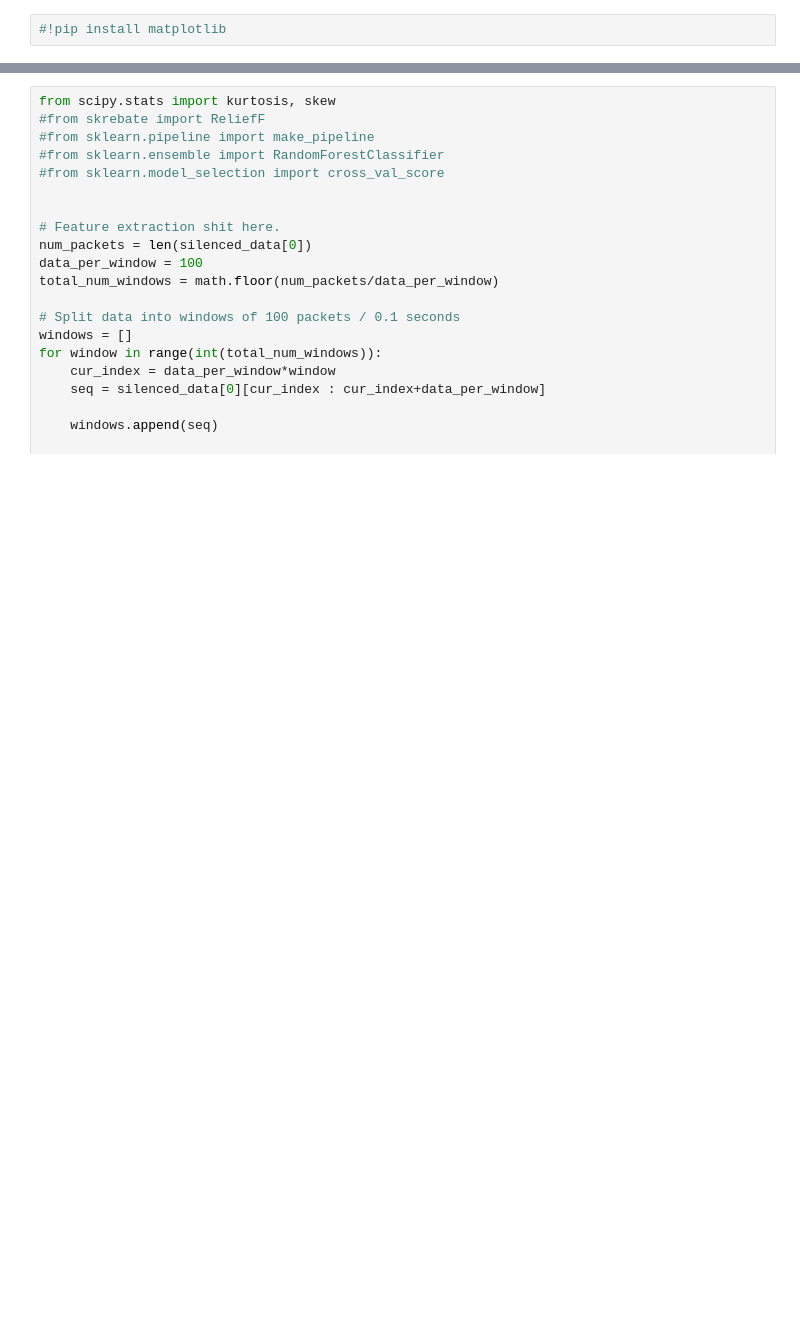
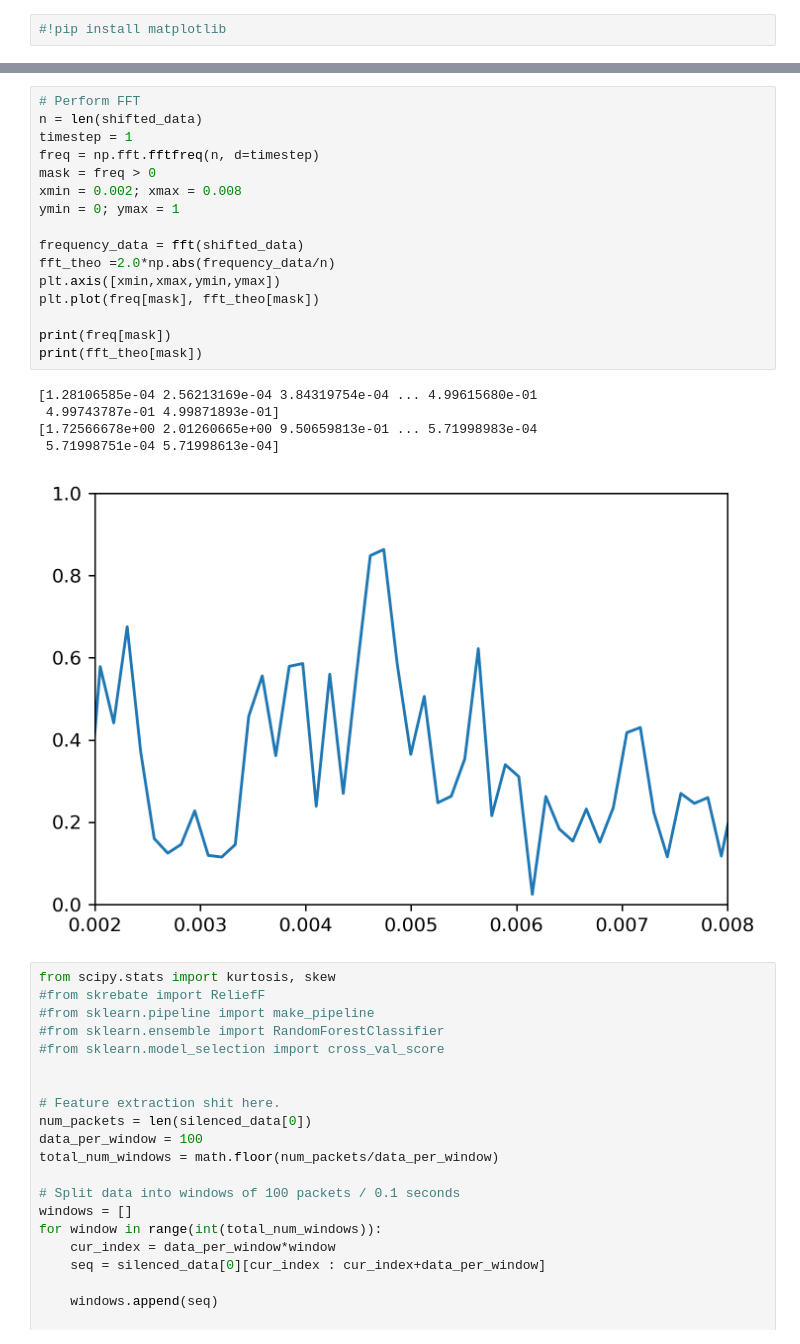
Before and after one commit to SohamPatel/WiFi_ID, a Jupyter notebook: Silence_combined.ipynb, the cells around one changed output, grey strips where cells are left out. Saved outputs shown, nothing was run; the diff lists cells and outputs as text; blank space fills up the shorter version.

```diff
--- a/Silence_combined.ipynb
+++ b/Silence_combined.ipynb
@@ -188,3 +158,25 @@ SyntaxError: invalid syntax (<ipython-input-35-5dcff40a8f64>, line 19)
+# %%
+# Perform FFT
+n = len(shifted_data)
+timestep = 1
+freq = np.fft.fftfreq(n, d=timestep)
+mask = freq > 0
+xmin = 0.002; xmax = 0.008
+ymin = 0; ymax = 1
+
+frequency_data = fft(shifted_data)
+fft_theo =2.0*np.abs(frequency_data/n)
+plt.axis([xmin,xmax,ymin,ymax])
+plt.plot(freq[mask], fft_theo[mask])
+
+print(freq[mask])
+print(fft_theo[mask])
+# %% [output]
+[1.28106585e-04 2.56213169e-04 3.84319754e-04 ... 4.99615680e-01
+ 4.99743787e-01 4.99871893e-01]
+[1.72566678e+00 2.01260665e+00 9.50659813e-01 ... 5.71998983e-04
+ 5.71998751e-04 5.71998613e-04]
+[figure, added]
 # %%
 from scipy.stats import kurtosis, skew
 #from skrebate import ReliefF
```
Also changed, not shown: parts of 3 cells of this notebook.
